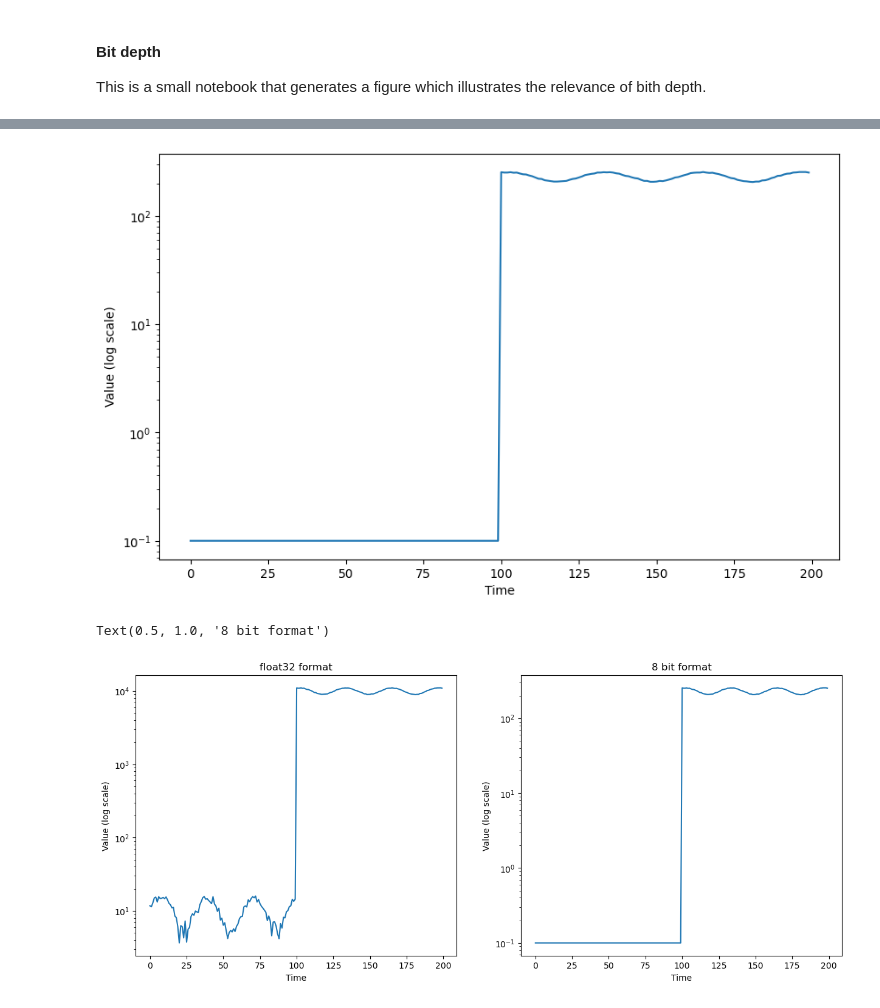
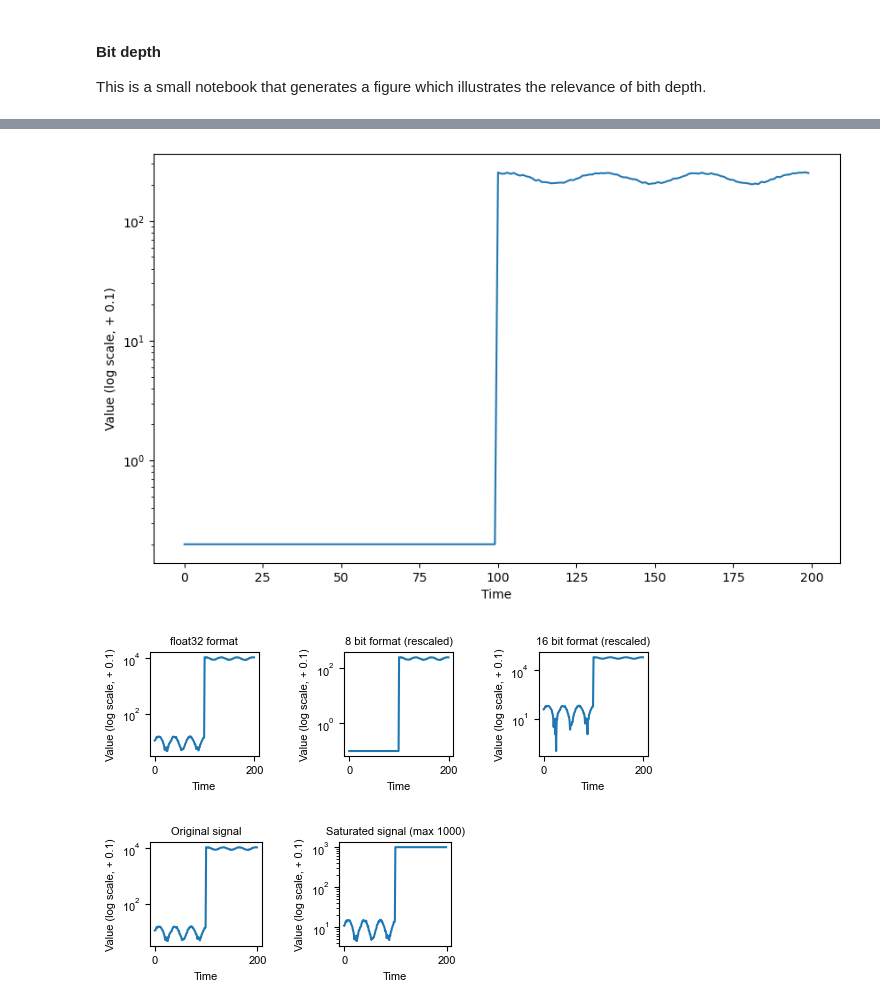
Before and after one commit to Jintram/Workshop_Py_image-analysis_2025, a Jupyter notebook: other_topics/regarding_bit_depth.ipynb, the cells around one changed output, grey strips where cells are left out. Drawn from its saved outputs; the diff is of its cells as text; code cells hidden in the pictures.

```diff
--- a/other_topics/regarding_bit_depth.ipynb
+++ b/other_topics/regarding_bit_depth.ipynb
@@ -11,22 +11,25 @@ np.random.seed(0)
 
 # Generate a time series which varies ±5 around a value of 10
 time_1 = np.arange(0, 100)
-value_1 = 10 + 5 * np.sin(0.2 * time_1) + np.random.normal(0, 1, size=time_1.shape)
+value_1 = 10 + 5 * np.sin(0.2 * time_1) + np.random.normal(0, .5, size=time_1.shape)
 
 # Now generate a 2nd time series which varies ±1000 around a value of 10.000
 time_2 = np.arange(100, 200)
-value_2 = 10000 + 1000 * np.sin(0.2 * time_2) + np.random.normal(0, 50, size=time_2.shape)
+value_2 = 10000 + 1000 * np.sin(0.2 * time_2) + np.random.normal(0, 100, size=time_2.shape)
 
 # Paste together the two respective signals
 time = np.concatenate([time_1, time_2])
 value = np.concatenate([value_1, value_2])
+
+# Normalize value such that max = 255
+# value = (value - value.min()) / (value.max() - value.min()) * 255
 # %%
 # Now plot on a logarithmic y-axis
 def plot_mydata(time, value, ax):
-    ax.plot(time, value, label='Time Series Data')
+    ax.plot(time, value+.1, label='Time Series Data')
     ax.set_yscale('log')
     ax.set_xlabel('Time')
-    ax.set_ylabel('Value (log scale)')
+    ax.set_ylabel('Value (log scale, + 0.1)')
 
 # Generate figure
 fig, ax = plt.subplots(figsize=(10, 6))
@@ -40,14 +43,49 @@ value_as_8bitint = np.clip(np.round((value - value.min()) / (value.max() - value
 fig, ax = plt.subplots(figsize=(10, 6))
 plot_mydata(time, value_as_8bitint+.1, ax)
 # %% [output]
-[figure, old version]
+[figure, new version]
 # %%
+# Also convert to 16 bit int
+value_as_16bitint = np.clip(np.round((value - value.min()) / (value.max() - value.min()) * 65535), 0, 65535).astype(np.uint16)
+
+# piece of code to set fonts to arial 8
+def set_fonts(axs):
+    for ax in axs:
+        for item in ([ax.title, ax.xaxis.label, ax.yaxis.label] +
+                    ax.get_xticklabels() + ax.get_yticklabels()):
+            item.set_fontsize(8)
+            item.set_fontname('Arial')
+
 # now arrange those two figures next to each other
-fig, axs = plt.subplots(1, 2, figsize=(15, 6))
+fig, axs = plt.subplots(1, 3, figsize=(15/2.54, 5/2.54))
 plot_mydata(time, value, axs[0])
 axs[0].set_title("float32 format")
-plot_mydata(time, value_as_8bitint+.1, axs[1])
-axs[1].set_title("8 bit format")
+plot_mydata(time, value_as_8bitint, axs[1])
+axs[1].set_title("8 bit format (rescaled)")
+plot_mydata(time, value_as_16bitint, axs[2])
+axs[2].set_title("16 bit format (rescaled)")
+plt.tight_layout()
+set_fonts(axs)
+# save to pdf on desktop
+fig.savefig("/Users/m.wehrens/Desktop/regarding_bit_depth.pdf", dpi=300)
 # %% [output]
-Text(0.5, 1.0, '8 bit format')
-[figure, old version]
+[figure, new version]
+# %%
+# Now emulate saturation of the signal
+
+# let's say for the original signal, 1000 falls outside the sensor range
+value_saturated = np.copy(value)
+value_saturated[value_saturated > 1000] = 1000
+
+# now compare original value and saturated in plot
+fig, axs = plt.subplots(1, 2, figsize=(10/2.54, 5/2.54))
+plot_mydata(time, value, axs[0])
+axs[0].set_title("Original signal")
+plot_mydata(time, value_saturated, axs[1])
+axs[1].set_title("Saturated signal (max 1000)")
+plt.tight_layout()
+set_fonts(axs)
+# save
+fig.savefig("/Users/m.wehrens/Desktop/regarding_saturation.pdf", dpi=300)
+# %% [output]
+[figure, added]
```
Also changed, not shown: parts of 1 cell of this notebook, 7 other files.
